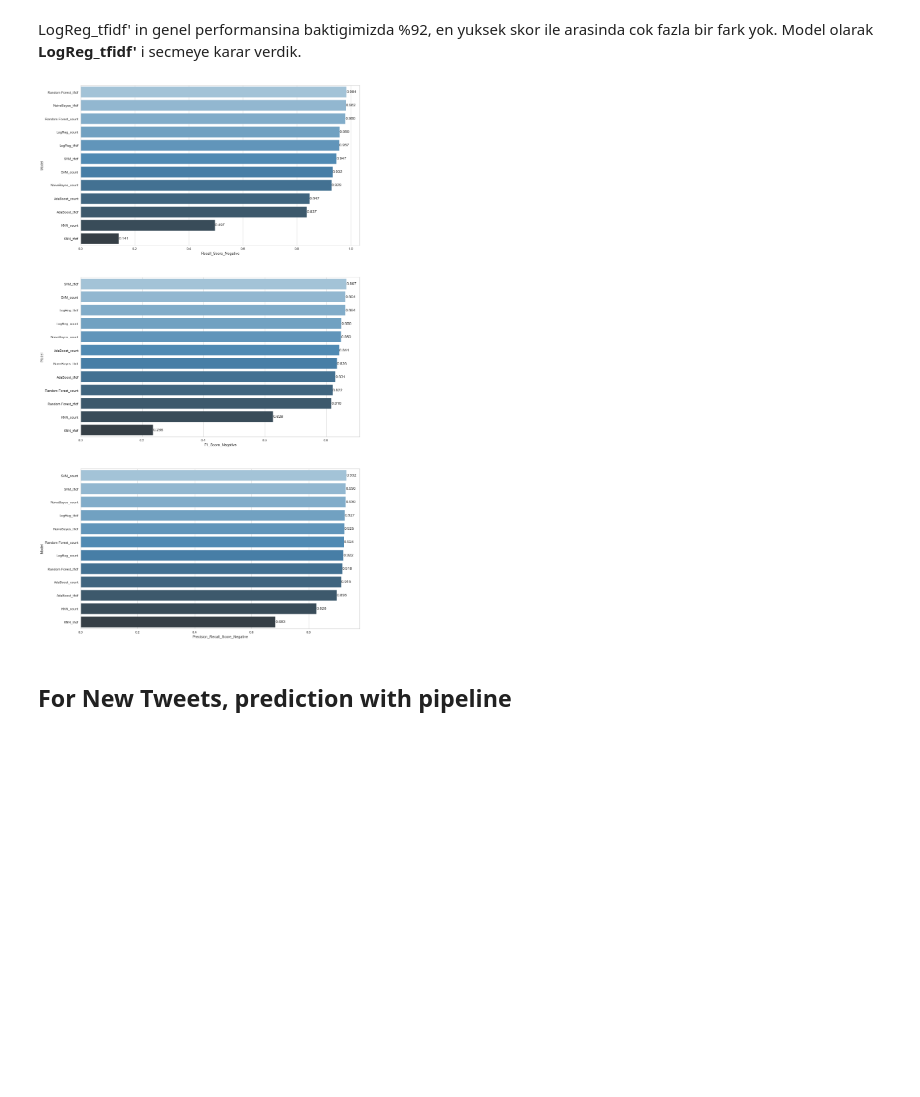
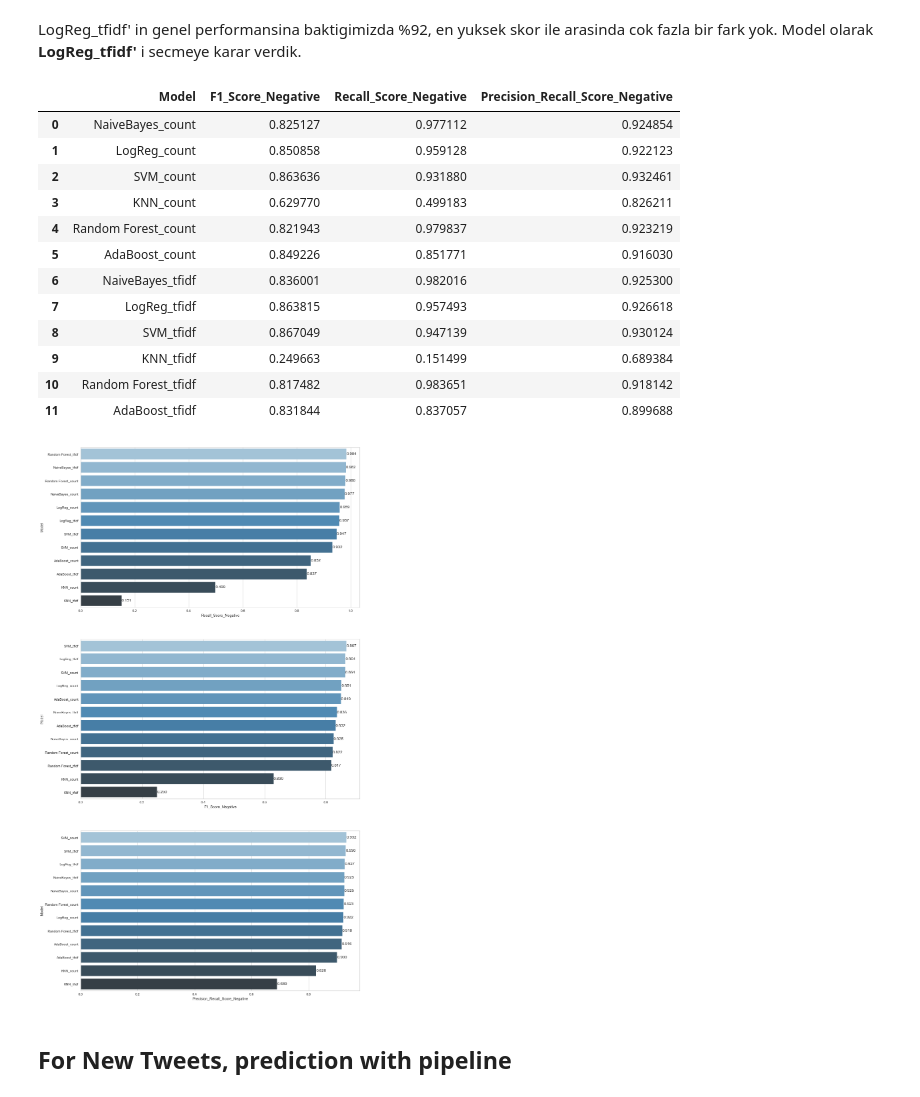
Before and after one commit to yildiz3/NLP, a Jupyter notebook: Hands-on/NLP-2 (NLP Application with ML)(EU)-13 Oct 2022_.ipynb, the cells around one changed output. Drawn from its saved outputs; the diff is of its cells as text; code cells hidden in the pictures; blank space fills up the shorter version.

```diff
--- a/Hands-on/NLP-2 (NLP Application with ML)(EU)-13 Oct 2022_.ipynb
+++ b/Hands-on/NLP-2 (NLP Application with ML)(EU)-13 Oct 2022_.ipynb
@@ -1357,24 +1462,43 @@ f1 score grafiginde yuksek skorlari SVM modelleri verdi fakat LogReg_tfidf ile d
 Hem hizli calistigi icin hem de f1 skoru yuksek oldugu icin LogReg_tfidf secmek daha mantikli.
 # %% [markdown]
 LogReg_tfidf' in genel performansina baktigimizda %92, en yuksek skor ile arasinda cok fazla bir fark yok. Model olarak __LogReg_tfidf'__ i secmeye karar verdik.
+# %%
+compare = pd.DataFrame({"Model": ["NaiveBayes_count", "LogReg_count", "SVM_count", "KNN_count", "Random Forest_count",
+                                  "AdaBoost_count", "NaiveBayes_tfidf", "LogReg_tfidf", "SVM_tfidf", "KNN_tfidf",
+                                  "Random Forest_tfidf", "AdaBoost_tfidf"],
+
+                        "F1_Score_Negative": [nb_count_f1_neg[0], log_count_f1_neg[0], svc_count_f1_neg[0], knn_count_f1_neg[0],
+                                             rf_count_f1_neg[0], ada_count_f1_neg[0], nb_tfidf_f1_neg[0], log_tfidf_f1_neg[0],
+                                             svc_tfidf_f1_neg[0], knn_tfidf_f1_neg[0], rf_tfidf_f1_neg[0], ada_tfidf_f1_neg[0]],
+
+                        "Recall_Score_Negative": [nb_count_rec_neg[0], log_count_rec_neg[0], svc_count_rec_neg[0],
+                                                  knn_count_rec_neg[0], rf_count_rec_neg[0], ada_count_rec_neg[0],
+                                                  nb_tfidf_rec_neg[0], log_tfidf_rec_neg[0], svc_tfidf_rec_neg[0],
+                                                  knn_tfidf_rec_neg[0], rf_tfidf_rec_neg[0], ada_tfidf_rec_neg[0]],
+
+                        "Precision_Recall_Score_Negative": [nb_AP_neg, log_AP_neg, svc_AP_neg, knn_AP_neg, rf_AP_neg,
+                                                          ada_AP_neg, nb_tfidf_AP_neg, log_tfidf_AP_neg, svc_tfidf_AP_neg,
+                                                           knn_tfidf_AP_neg, rf_tfidf_AP_neg, ada_tfidf_AP_neg]})
+
+compare
+# Aşağıdaki görselleri elde etmek için dict oluşturduk
+# nb_count_f1_neg[0] : Sadece f1 Skorlari array' formatında geliyor ve bu nu arrayden kurtarıyorum
+# .. ve görsellerde aldığım skorların yanlış olmaması için yapıyoruz
+# %% [output]
+|  | Model | F1_Score_Negative | Recall_Score_Negative | Precision_Recall_Score_Negative |
+| 0 | NaiveBayes_count | 0.825127 | 0.977112 | 0.924854 |
+| 1 | LogReg_count | 0.850858 | 0.959128 | 0.922123 |
+| 2 | SVM_count | 0.863636 | 0.931880 | 0.932461 |
+| 3 | KNN_count | 0.629770 | 0.499183 | 0.826211 |
+| 4 | Random Forest_count | 0.821943 | 0.979837 | 0.923219 |
+| 5 | AdaBoost_count | 0.849226 | 0.851771 | 0.916030 |
+| 6 | NaiveBayes_tfidf | 0.836001 | 0.982016 | 0.925300 |
+| 7 | LogReg_tfidf | 0.863815 | 0.957493 | 0.926618 |
+| 8 | SVM_tfidf | 0.867049 | 0.947139 | 0.930124 |
+| 9 | KNN_tfidf | 0.249663 | 0.151499 | 0.689384 |
+| 10 | Random Forest_tfidf | 0.817482 | 0.983651 | 0.918142 |
+| 11 | AdaBoost_tfidf | 0.831844 | 0.837057 | 0.899688 |
 # %%
-compare = pd.DataFrame({"Model": ["NaiveBayes_count", "LogReg_count", "SVM_count", "KNN_count", "Random Forest_count",
-                                  "AdaBoost_count", "NaiveBayes_tfidf", "LogReg_tfidf", "SVM_tfidf", "KNN_tfidf",
-                                  "Random Forest_tfidf", "AdaBoost_tfidf"],
-
-                        "F1_Score_Negative": [nb_count_f1_neg[0], log_count_f1_neg[0], svc_count_f1_neg[0], knn_count_f1_neg[0],
-                                             rf_count_f1_neg[0], ada_count_f1_neg[0], nb_tfidf_f1_neg[0], log_tfidf_f1_neg[0],
-                                             svc_tfidf_f1_neg[0], knn_tfidf_f1_neg[0], rf_tfidf_f1_neg[0], ada_tfidf_f1_neg[0]],
-
-                        "Recall_Score_Negative": [nb_count_rec_neg[0], log_count_rec_neg[0], svc_count_rec_neg[0],
-                                                  knn_count_rec_neg[0], rf_count_rec_neg[0], ada_count_rec_neg[0],
-                                                  nb_tfidf_rec_neg[0], log_tfidf_rec_neg[0], svc_tfidf_rec_neg[0],
-                                                  knn_tfidf_rec_neg[0], rf_tfidf_rec_neg[0], ada_tfidf_rec_neg[0]],
-
-                        "Precision_Recall_Score_Negative": [nb_AP_neg, log_AP_neg, svc_AP_neg, knn_AP_neg, rf_AP_neg,
-                                                          ada_AP_neg, nb_tfidf_AP_neg, log_tfidf_AP_neg, svc_tfidf_AP_neg,
-                                                           knn_tfidf_AP_neg, rf_tfidf_AP_neg, ada_tfidf_AP_neg]})
-
 def labels(ax):
 
     for p in ax.patches:
@@ -1402,8 +1526,27 @@ compare = compare.sort_values(by="Precision_Recall_Score_Negative", ascending=Fa
 ax=sns.barplot(x="Precision_Recall_Score_Negative", y="Model", data=compare, palette="Blues_d")
 labels(ax)
 plt.show();
+
+# 1. görselde Recall skorlarına göre büyükten küçüğe doğru sırala ve negatif skorları bar plot ile görselleştir
+# 2. görselde f1 skorlarına göre büyükten küçüğe doğru sırala ve negatif skorları bar plot ile görselleştir
+# 3. görselde Precision-recal_score a(Model genel performansına) göre büyükten küçüğe doğru sırala ve negatif skorları bar plot ile görselleştir
+
+# Precision a neden bakmadık? Bir skorun recall u düşük f1 düşükse zaten precision düşük olacaktır
+# .. Yani 2 sinden(precision, recall) dan biri düşükse f1 de düşeceği için burada precision a bakmaya gerek duymadık
+# .. Siz isterseniz precision ı da ekleyip görselleştirebilirsiniz
+
+# Yorumlar: Recallar yakın ilk görselde ama biz precision ların da yakın olmasına bakıyoruz
+# Naive bayes recall da yüksek ama f1 de(yani aslında precisionda da) düşmüş
+# Örneğin bir modelde  recall 0.98, preci: 0,7 . diğer modelde recall 0.96, preci:0,82 ise
+# .. buradaki recall 2 puan düşük olanı tercih edebiliriz(precision da yakın olduğu için)
+# Burada SVM imi yoksa log reg mı terchi edeceğiz?
+# Modelin katsayı ve parametreleri üzerinden bir analiz yapabiliyor muyum?(Log reg de bunu yapabiliyorduk, SVM de katsayı yok)
+# ... log reg de feature importance özelliği var, svm de yok, ayrıca svm daha maliyetli
+# O yüzden log_reg i tercih edebiliriz. Ancak SVM 5-6 puan daha yüksekse onu tercih ederdik
+# Ancak çalıştığınız data sağlık ile alakalıdır ve insan hayatı ile alakalı tahmin çok kritiktir. O yüzden SVM yavaş log reg hızlı diye
+# .. diye svm yi onu tercih etmemezlik yapmıyoruz
 # %% [output]
-[figure, old version]
+[figure, new version]
 # %% [markdown]
 ## For New Tweets, prediction with pipeline
 # %% [markdown]
```
Also changed, not shown: parts of 99 cells of this notebook, 3 other files.
